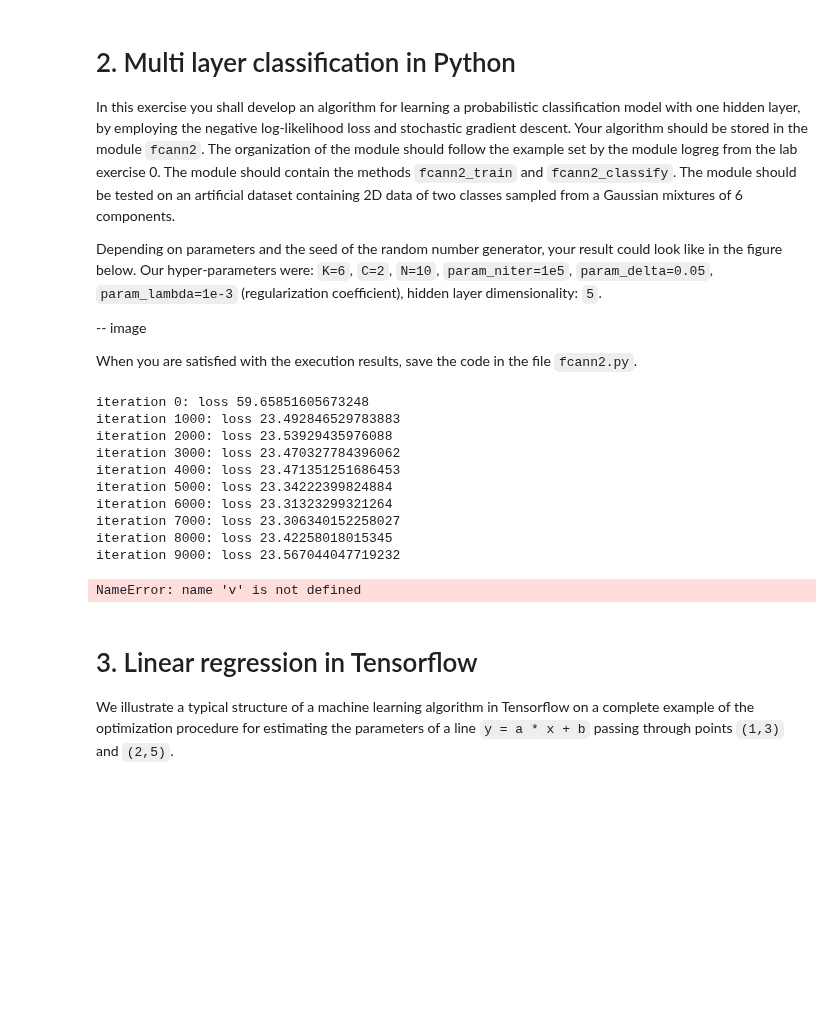
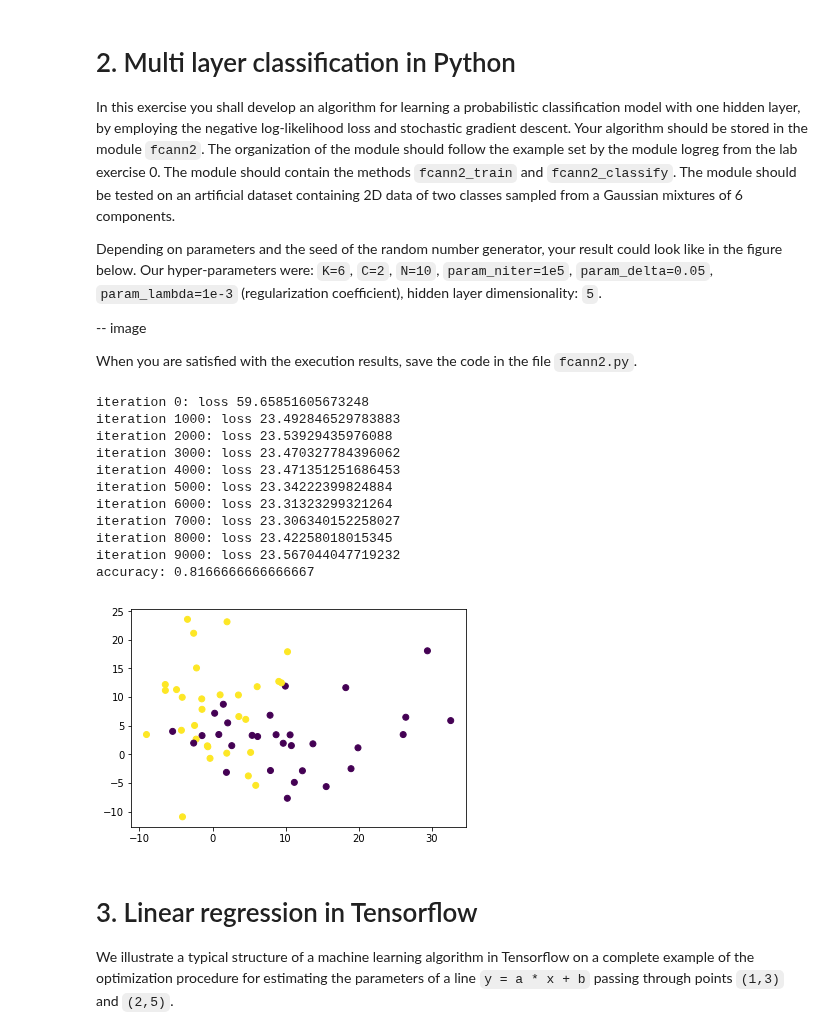
Before and after one commit to lstolcman/deep-learning, a Jupyter notebook: lab1/lab1.ipynb, the cells around one changed output. Drawn from its saved outputs; the diff is of its cells as text; code cells hidden in the pictures; blank space fills up the shorter version.

Commit message:
lab1: fix fcann2

```diff
--- a/lab1/lab1.ipynb
+++ b/lab1/lab1.ipynb
@@ -168,35 +168,36 @@ def fcann2_classify(X, w1, b1, w2, b2):
 
     return (expscores.transpose() / sumexp).transpose()
 
 
 np.random.seed(32)
 X, Y = sample_gmm_2d(6, 2, 10)
 ##X=np.array([[1,3],[1,1],[3,2], [3,3]]);Y=np.array([1,0,2,2])
 w1, b1, w2, b2 = fcann2_train(X,Y)
 
 Y_ = np.empty((0,0), dtype=np.int64)
 # get class by doing argmax on vector (highest value = predicted class)
 ##for v in fcann2_classify(X, w1, b1, w2, b2):
 ##    Y_ = np.append((Y_), np.argmax(v))
-Y_= np.argmax(v, axis=1) # axis=1 - horizontally
+Y_= np.argmax(fcann2_classify(X, w1, b1, w2, b2), axis=1) # axis=1 - horizontally
 
 accuracy, conf_mat, prec_recall = data.eval_perf_multi(Y,Y_)
 print('accuracy:', accuracy)
 
 plt.scatter(X[:,0], X[:,1], c=Y)
 plt.show()
 # %% [output]
 iteration 0: loss 59.65851605673248
 iteration 1000: loss 23.492846529783883
 iteration 2000: loss 23.53929435976088
 iteration 3000: loss 23.470327784396062
 iteration 4000: loss 23.471351251686453
 iteration 5000: loss 23.34222399824884
 iteration 6000: loss 23.31323299321264
 iteration 7000: loss 23.306340152258027
 iteration 8000: loss 23.42258018015345
 iteration 9000: loss 23.567044047719232
+accuracy: 0.8166666666666667
-NameError: name 'v' is not defined
+[figure, added]
 # %% [markdown]
 # 3. Linear regression in Tensorflow
 
```
Also changed, not shown: parts of 6 cells of this notebook, 1 other file.
